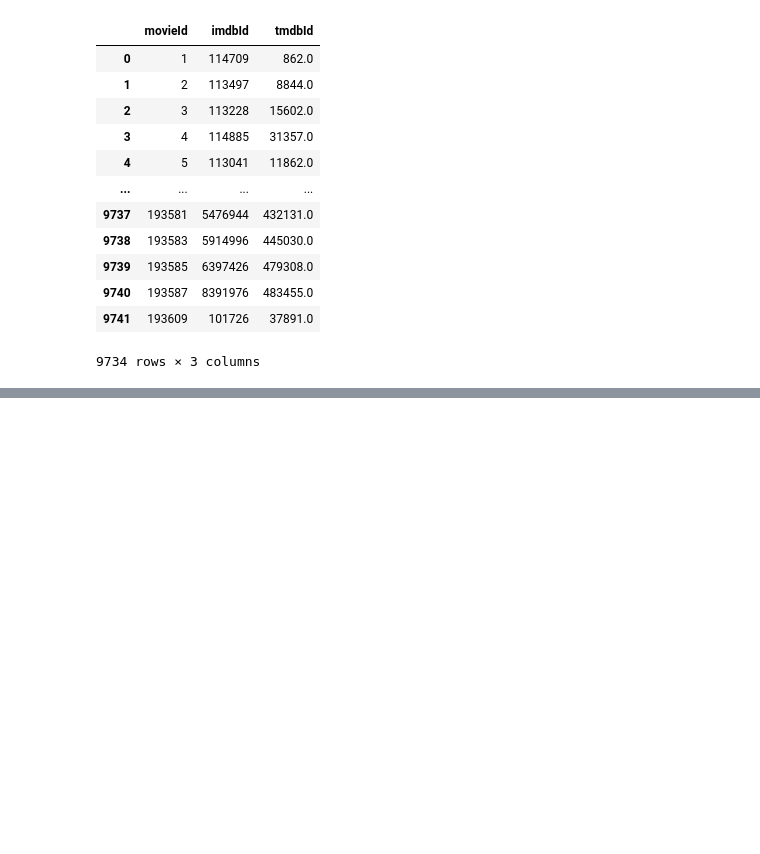
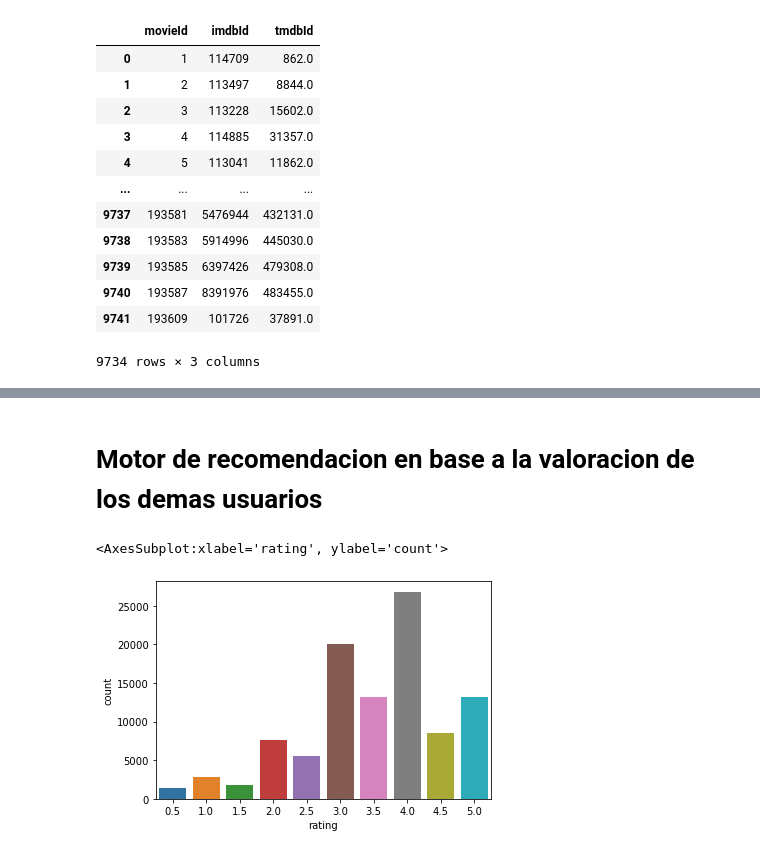
Before and after one commit to Liixxn/MovieMender, a Jupyter notebook: Movielens_recomendador.ipynb, the cells around one changed output, grey strips where cells are left out. Cells and saved outputs as stored; diff of their text form; code cells hidden in the pictures; blank space fills up the shorter version.

Commit message:
recomendacion en base a valoracion de usuarios

```diff
--- a/Movielens_recomendador.ipynb
+++ b/Movielens_recomendador.ipynb
@@ -140,0 +135,2 @@ PermissionError: [Errno 13] Permission denied: 'ss.csv'
+# %% [markdown]
+# Motor de recomendacion en base a la valoracion de los demas usuarios
@@ -140,0 +144,5 @@ PermissionError: [Errno 13] Permission denied: 'ss.csv'
+# %%
+sns.countplot(x='rating', data=df_ratings)
+# %% [output]
+<AxesSubplot:xlabel='rating', ylabel='count'>
+[figure, added]
```
Also changed, not shown: parts of 29 cells of this notebook.
